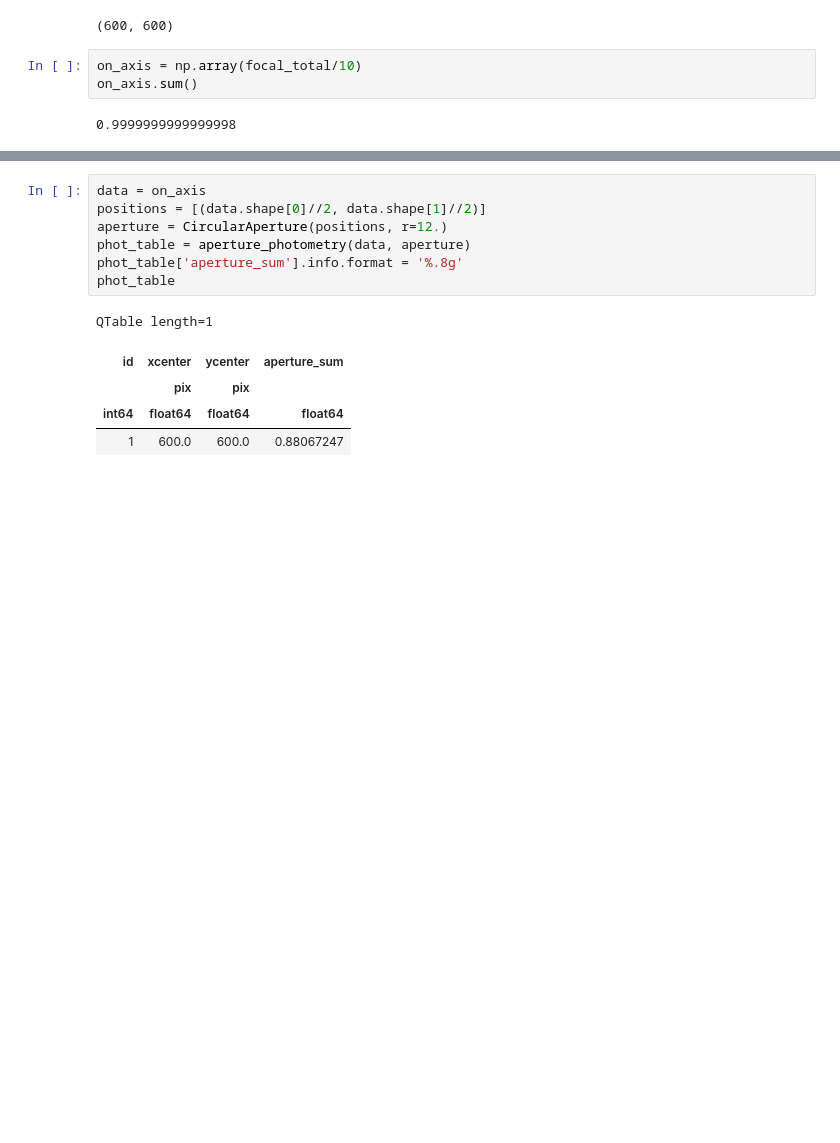
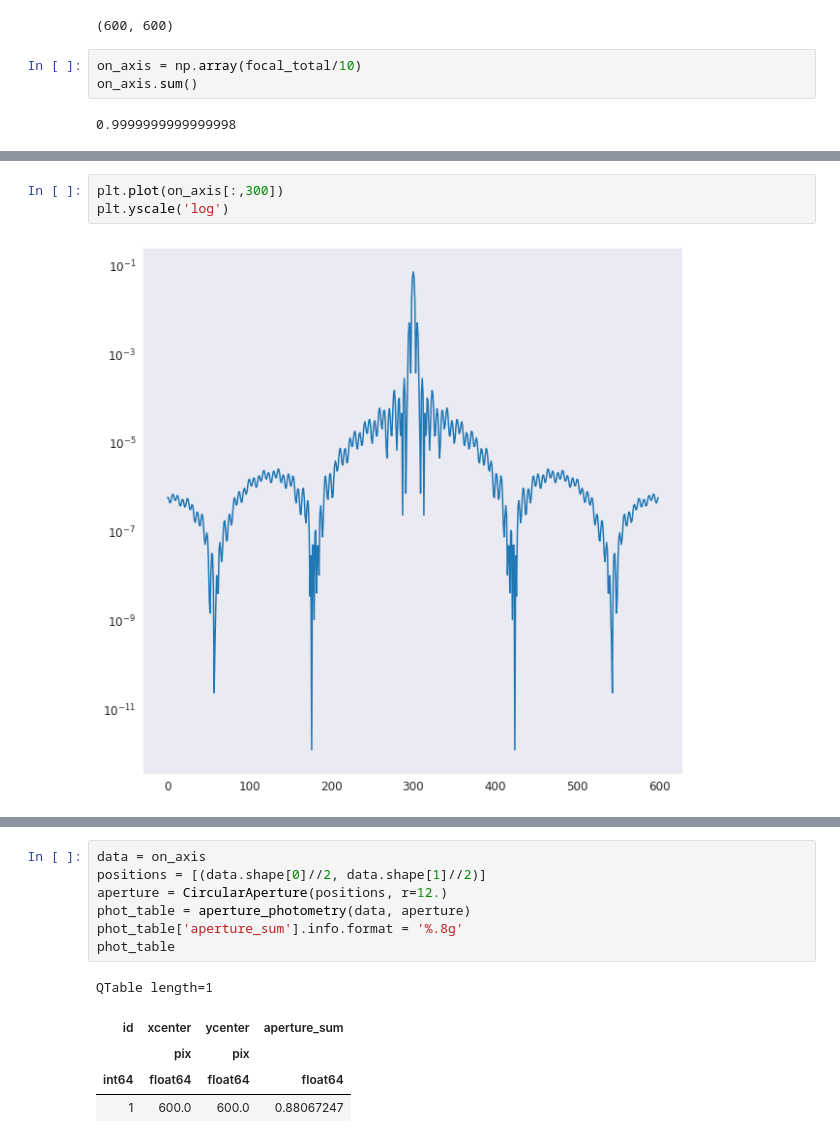
Before and after one commit to Jack3690/INSIST, a Jupyter notebook: PSF_Simulator.ipynb, the cells around one changed output, grey strips where cells are left out. Drawn from its saved outputs; the diff is of its cells as text; blank space fills up the shorter version.

```diff
--- a/PSF_Simulator.ipynb
+++ b/PSF_Simulator.ipynb
@@ -876,0 +896,5 @@ on_axis.sum()
+# %%
+plt.plot(on_axis[:,300])
+plt.yscale('log')
+# %% [output]
+[figure, added]
```
Also changed, not shown: parts of 19 cells of this notebook.
